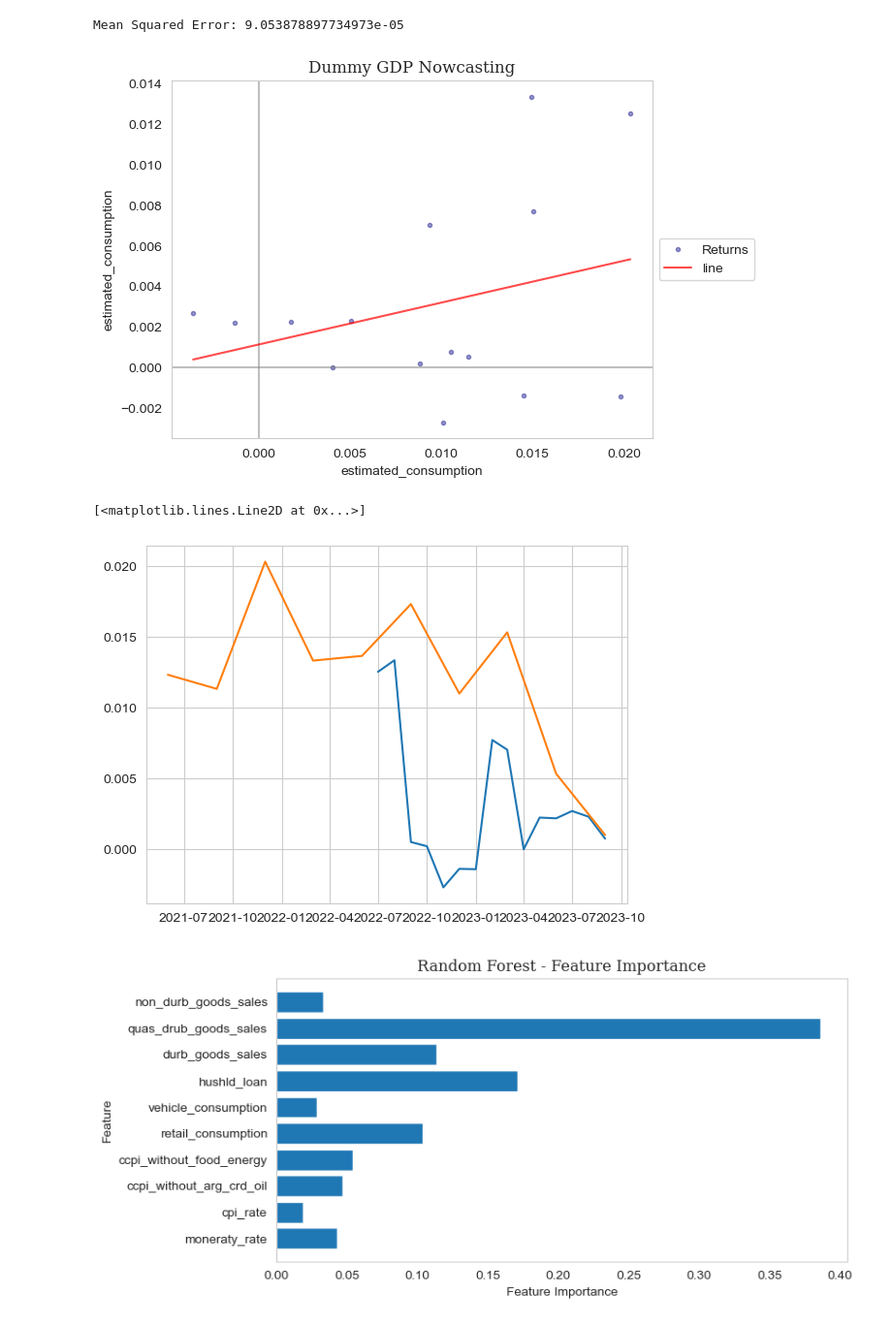
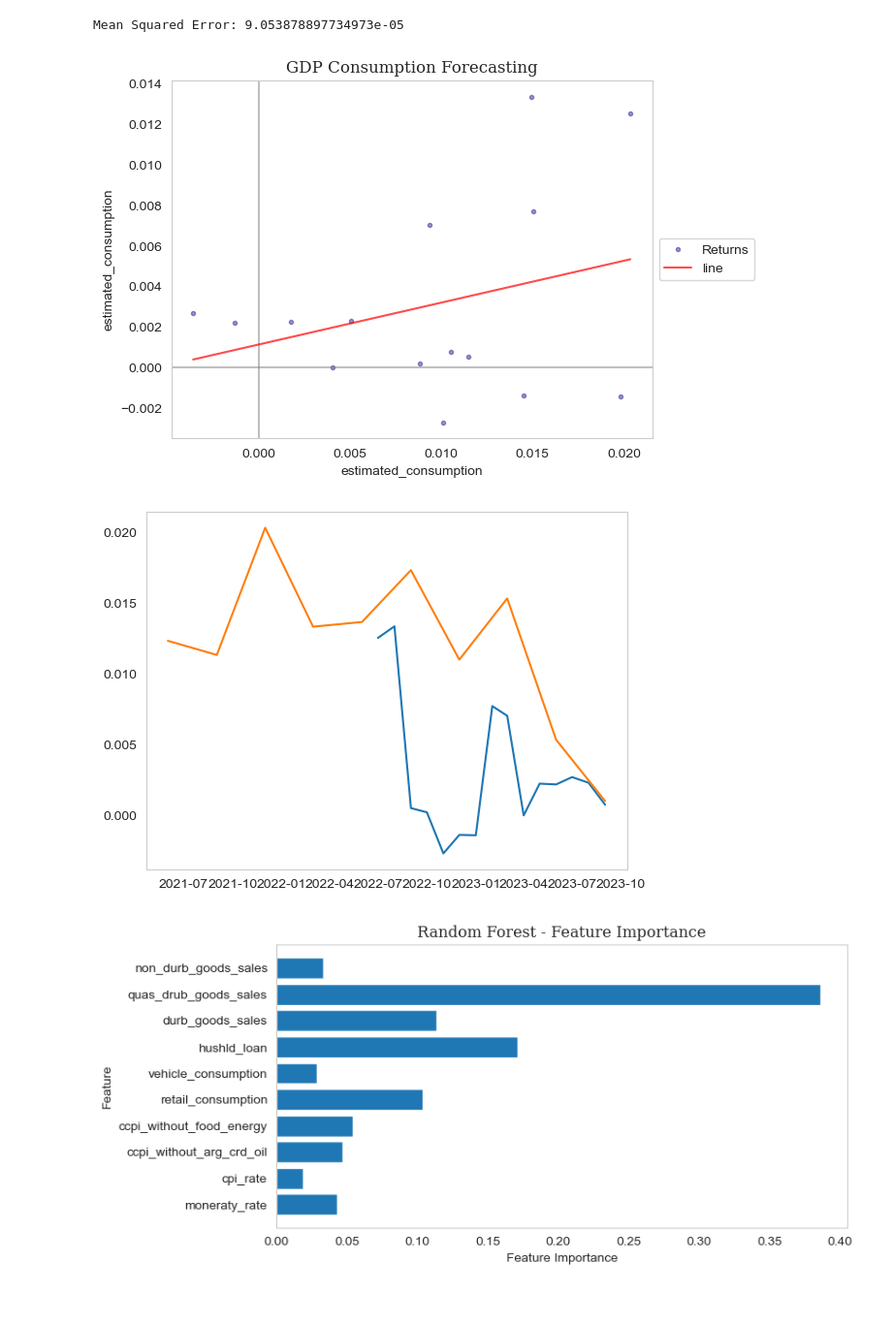
Before and after one commit to Tommylee1013/EconomicCycle, a Jupyter notebook: Notes/Data Cleaning/Consumption.ipynb, the cells around one changed output. Shown at 97% size. Cells and saved outputs as stored; diff of their text form; code cells hidden in the pictures.

```diff
--- a/Notes/Data Cleaning/Consumption.ipynb
+++ b/Notes/Data Cleaning/Consumption.ipynb
@@ -110,22 +96,22 @@ Mean Squared Error: 9.053878897734973e-05
 # %%
 import seaborn as sns
 beta, alpha = np.polyfit(x = y_test , y = y_pred ,deg = 1)
 plt.axvline(0, color = 'grey', alpha = 0.5)
 plt.axhline(0, color = 'grey', alpha = 0.5)
 plt.scatter(y = y_pred, x = y_test, label = 'Returns', marker = '.', color = 'navy', alpha = 0.4)
 sns.lineplot(x = y_test, y = alpha + y_test * beta, color = 'red', label = 'line', alpha = 0.7)
 plt.legend(loc = 'center left', bbox_to_anchor = (1, 0.5))
-plt.title('Dummy GDP Nowcasting', fontfamily = 'Serif')
+plt.title('GDP Consumption Forecasting', fontfamily = 'Serif')
 plt.grid(False)
 plt.show()
 # %% [output]
-[figure, old version]
+[figure, new version]
 # %%
 plt.plot(pd.Series(y_pred, index = X_test.index))
 plt.plot(gdp_c['consumption_rate'][-10:].dropna() / 3)
+plt.grid(False)
 # %% [output]
-[<matplotlib.lines.Line2D at 0x...>]
-[figure, old version]
+[figure, new version]
 # %%
 importance = model.feature_importances_
 feature_names = X_train.columns
```
Also changed, not shown: parts of 4 cells of this notebook, 6 other files.
